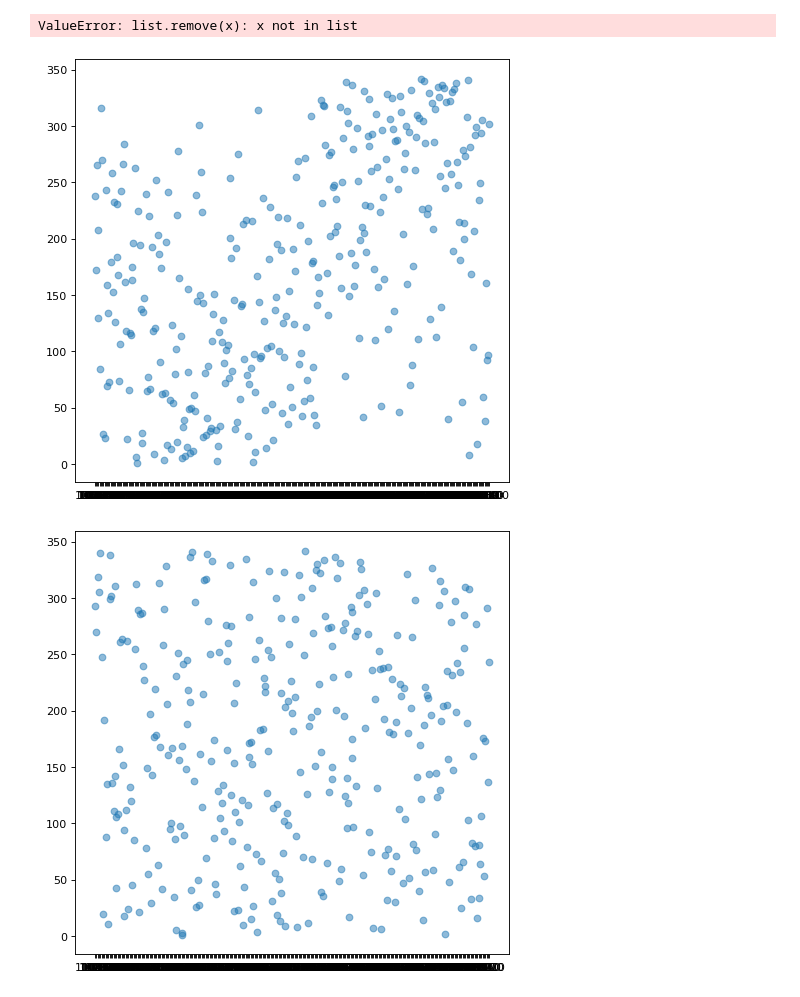
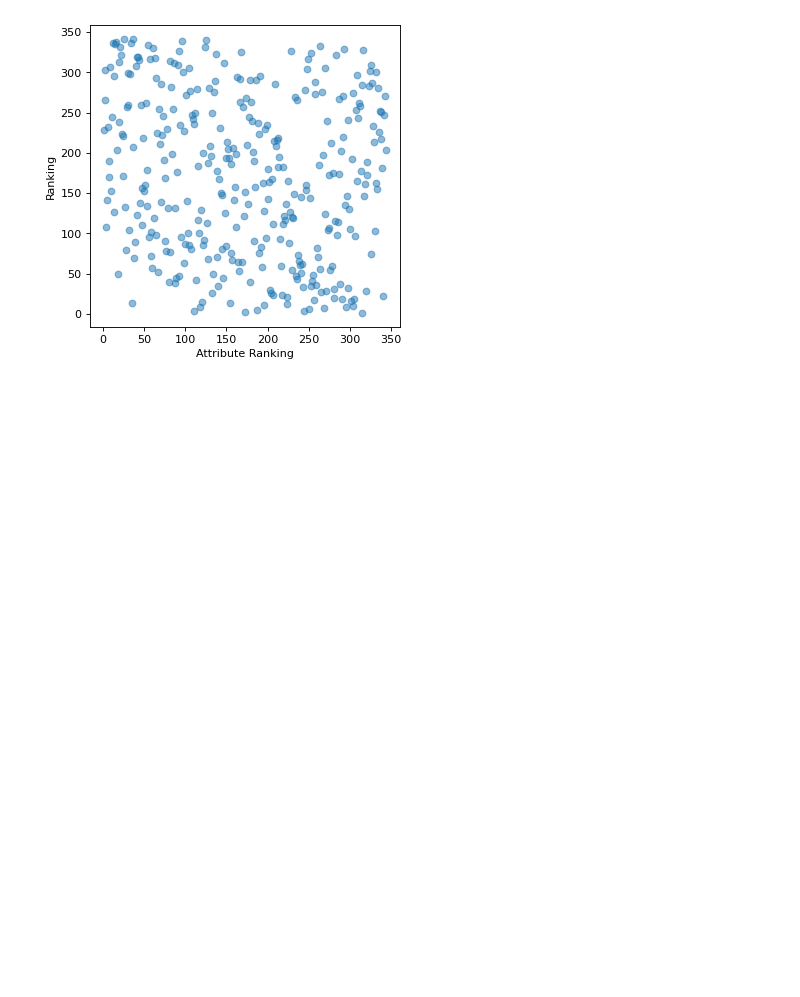
Before and after one commit to reikichan/2AMD20, a Jupyter notebook: Querying.ipynb, the cells around one changed output. Saved outputs shown, nothing was run; the diff lists cells and outputs as text; code cells hidden in the pictures; blank space fills up the shorter version.

Commit message:
Querying all fixes

```diff
--- a/Querying.ipynb
+++ b/Querying.ipynb
@@ -108,5 +122,5 @@ def query_Rankings(predicates, weights):
 # %%
 raw, ranking = query_Rankings(predicates, weights)
 # %%
-ranking
+ranking.set_index('Rank')
 # %% [output]
@@ -136,5 +140,0 @@ def find_smallest(predicates):
-# %%
-predicate = "hasNumberOfMen-2021"
-rank_column = predicate + "-rank"
-tmp = compiled_file_source.loc[compiled_file_source["Predicate"] == predicate].copy()
-tmp["Object"] = tmp["Object"].rank()
@@ -238,18 +141,14 @@ predicates, len(predicates)
-# %%
-# Example
-p = predicates
-p.remove("hasNumberOfDivorced-2021")
-p.remove("hasPopulationDensityPerSquareKm-2021")
-# %% [output]
-ValueError: list.remove(x): x not in list
+# %%
+example_relation = ["hasNumberOfUnmarried-2021"]
+example_weight = [1] #, "hasDistanceToGeneralPracticeCenter-avg-km-2019Until2021"]#, "hasDistanceToHospital-avg-km-2019Until2021"]
 # %%
-def compute_Relations(relation_predicates, health_predicates, health_weights):
+def compute_Relations(relation_predicates, relation_weights, health_predicates, health_weights):
     # Compute the rankings using the provided health predicates and weights
     raw, ranking = query_Rankings(health_predicates, health_weights)
     # Create a subject-only dataframe to add the predicate data to as columns
     relation_data = raw["Subject"].to_frame().copy()
     # For each predicate, merge the data into the dataframe
-    for predicate in relation_predicates:
+    for predicate in health_predicates:
         col_name = predicate
         # Check whether the predicate is numerical, if not, skip
         tmp = compiled_file_source.loc[compiled_file_source["Predicate"] == predicate].copy()
@@ -258,12 +157,22 @@ def compute_Relations(relation_predicates, health_predicates, health_weights):
         relation_data = relation_data.merge(cleaned_predicate_df, how='inner')
     # Now loop over each predicate again and plot the relation based on all included subjects in the ranking
     relation_data = relation_data.merge(ranking, how="inner")
-    for predicate in relation_predicates:
-        relation_data = relation_data.sort_values(predicate, ascending=True)
-        plt.figure(figsize=(7, 7), dpi=80)
-        plt.scatter(relation_data[predicate], relation_data["Rank"],  alpha=0.5)
+
+    raw1, rank1 = query_Rankings(example_relation, relation_weights)
+    rank1 = rank1.rename(columns={"Rank": "Test"})
+    rank1 = rank1.drop(["Total_Rank"], axis=1).copy()
+    relation_data = relation_data.merge(rank1, how="inner")
+
+    predicate = relation_predicates
+
+    plt.figure(figsize=(5, 5), dpi=80)
+    plt.scatter(relation_data["Test"].tolist(), relation_data["Rank"].tolist(),  alpha=0.5)
+    #print(relation_data[predicate].astype(float), relation_data[predicate].tolist())
+    #plt.xticks(np.arange(min(relation_data[predicate].astype(float)), max(relation_data[predicate].astype(float)), max(relation_data[predicate].astype(float))/5))
+    #plt.xticks([])
+    plt.xlabel("Attribute Ranking")
+    plt.ylabel("Ranking")
 # %%
-compute_Relations(example_relation, p, weights)
+compute_Relations(example_relation, example_weight, predicates, weights)
 # %% [output]
-[figure, old version]
+[figure, new version]
-[figure, removed]
```
Also changed, not shown: parts of 15 cells of this notebook, 2 other files.
